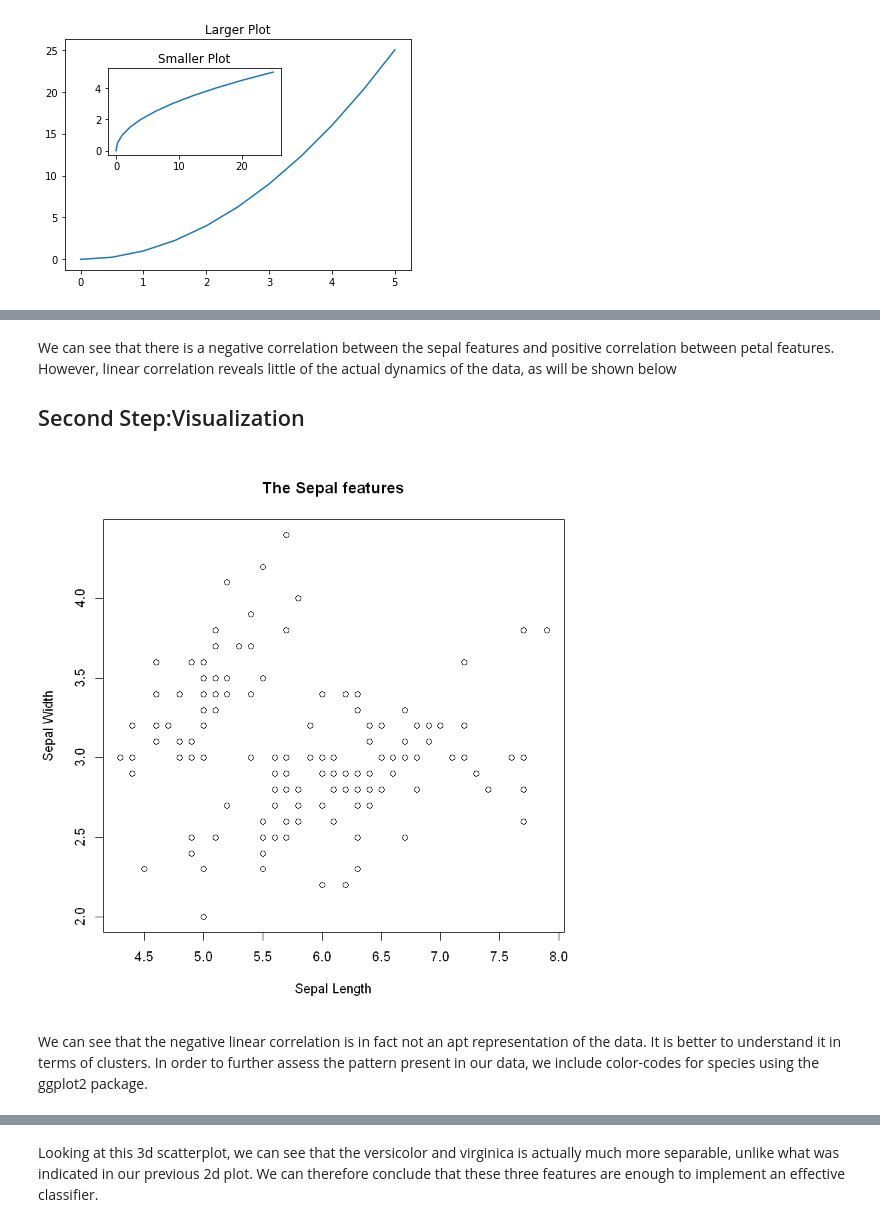
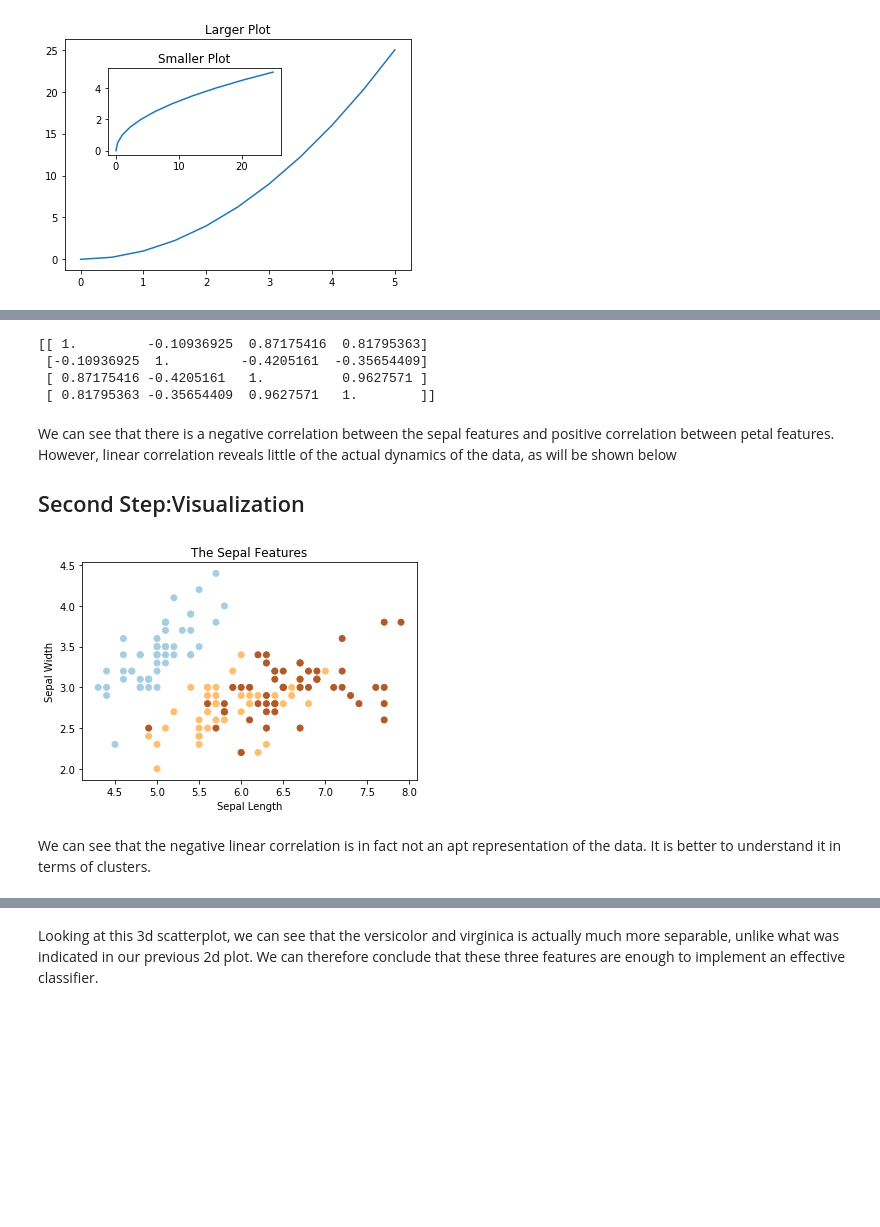
Before and after one commit to CornellDataScience/training-program-FA17, a Jupyter notebook: notes/LECTURE 3.ipynb, the cells around one changed output, grey strips where cells are left out. Drawn from its saved outputs; the diff is of its cells as text; code cells hidden in the pictures; blank space fills up the shorter version.

```diff
--- a/notes/LECTURE 3.ipynb
+++ b/notes/LECTURE 3.ipynb
@@ -120,9 +90,26 @@ cor(iris[,1:4])
+# %%
+X = pd.DataFrame(iris.data,columns=['Sepal Length','Sepal Width','Petal Length','Petal Width']) #Name columns according to sklearn API
+Y= pd.DataFrame(iris.target)
+
+#FIRST STEP: CORRELATIONAL ANALYSIS
+corr = np.corrcoef(X,rowvar=False) #rowvar = False b/c our columns are features
+print (corr)
+# %% [output]
+[[ 1.         -0.10936925  0.87175416  0.81795363]
+ [-0.10936925  1.         -0.4205161  -0.35654409]
+ [ 0.87175416 -0.4205161   1.          0.9627571 ]
+ [ 0.81795363 -0.35654409  0.9627571   1.        ]]
 # %% [markdown]
 We can see that there is a negative correlation between the sepal features and positive correlation between petal features. However, linear correlation reveals little of the actual dynamics of the data, as will be shown below
 ## Second Step:Visualization
-# %%
-plot(iris$Sepal.Length, iris$Sepal.Width, main = "The Sepal features", xlab = "Sepal Length", ylab = "Sepal Width")
-# %% [output]
-[figure, removed]
+# %%
+fig = plt.figure()
+plt.scatter(X['Sepal Length'],X['Sepal Width'],c=Y, cmap=plt.cm.Paired) #Colored by species.
+plt.title('The Sepal Features')
+plt.xlabel('Sepal Length')
+plt.ylabel('Sepal Width')
+plt.show(fig)
+# %% [output]
+[figure, added]
 # %% [markdown]
-We can see that the negative linear correlation is in fact not an apt representation of the data. It is better to understand it in terms of clusters. In order to further assess the pattern present in our data, we include color-codes for species using the ggplot2 package.
+We can see that the negative linear correlation is in fact not an apt representation of the data. It is better to understand it in terms of clusters.
```
Also changed, not shown: parts of 21 cells of this notebook.
